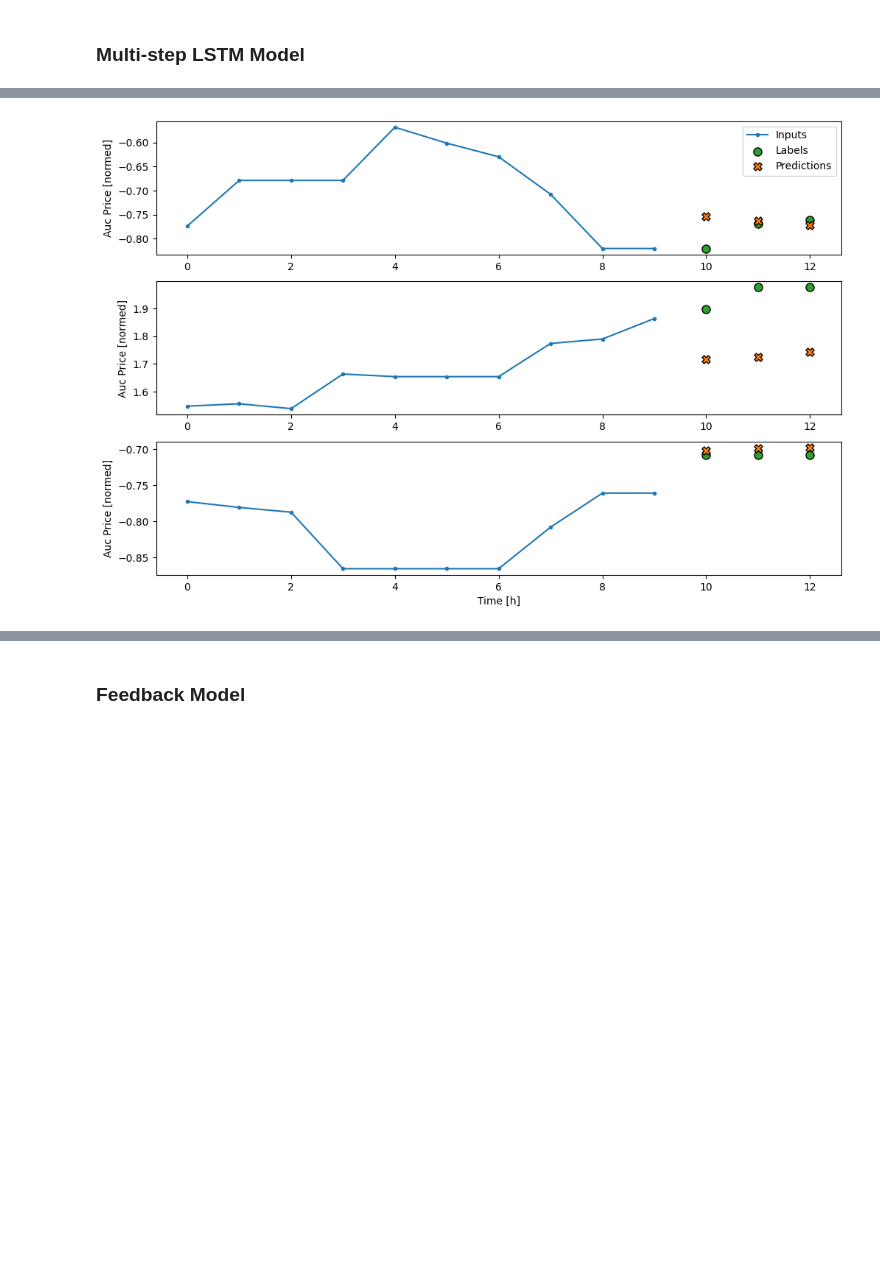
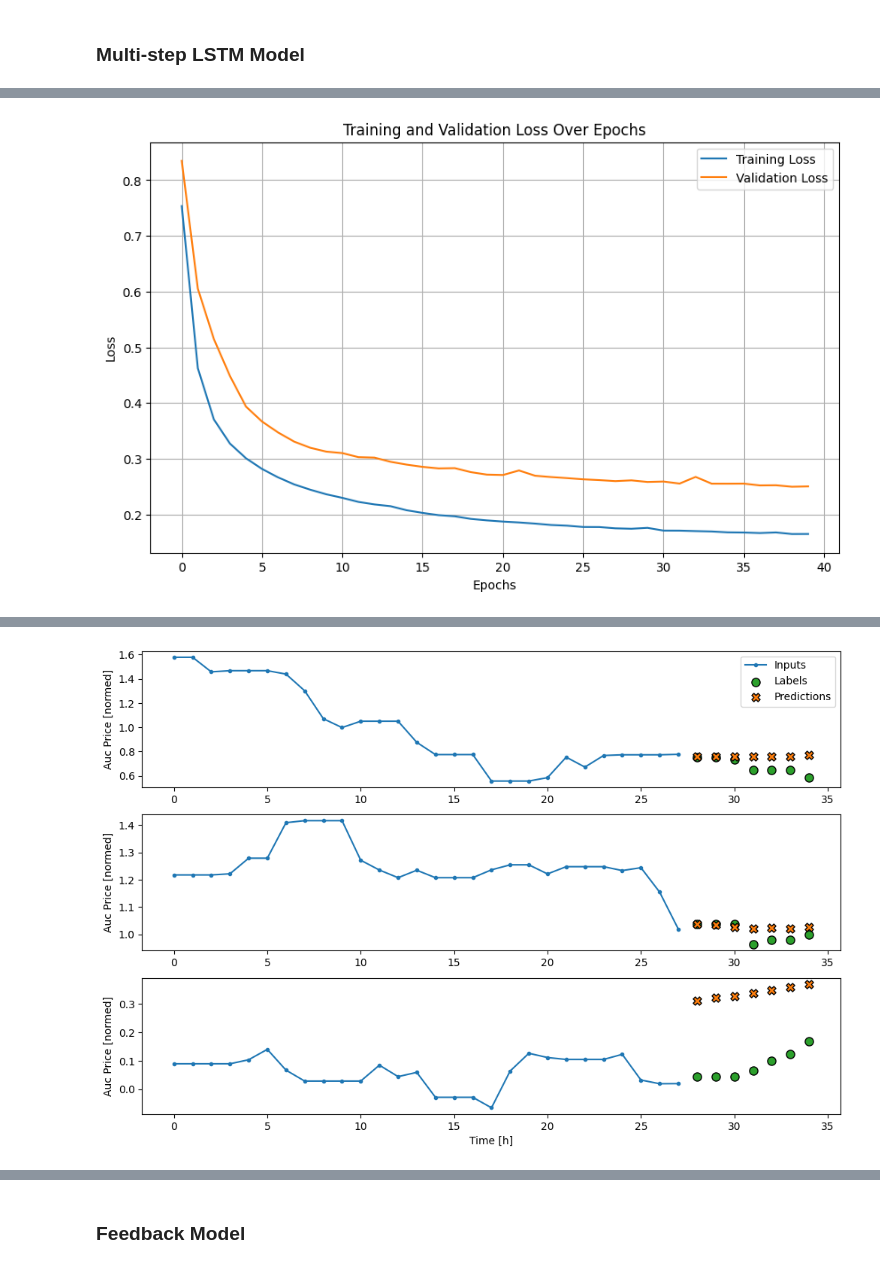
Before and after one commit to wyne1/carbon-market-forecasting, a Jupyter notebook: lstm-model.ipynb, the cells around one changed output, grey strips where cells are left out. Drawn from its saved outputs; the diff is of its cells as text; code cells hidden in the pictures; blank space fills up the shorter version.

```diff
--- a/lstm-model.ipynb
+++ b/lstm-model.ipynb
@@ -620,6 +705,27 @@ multi_window.plot(multi_conv_model)
 # %%
-OUT_STEPS = 3
-multi_window = WindowGenerator(input_width=10,
+cot_df, auction_df, eua_df, ta_df, fundamentals_df = MarketData.latest(Path('data'))
+cot_df = cot_df.set_index('Date').resample('W', origin='end').mean().reset_index()
+auction_df = auction_df.set_index('Date').resample('D').mean().reset_index()
+
+# Merge and preprocess data
+merged_df = MarketData.merge_auc_cot(auction_df, cot_df)
+merged_df = DataPreprocessor.MA_features(merged_df)
+merged_df = merged_df.dropna()
+
+# Define features and labels
+FEATURES = merged_df.columns.tolist()
+LABEL_COLS = ['Auc Price']
+
+# Initialize DataPreprocessor
+preprocessor = DataPreprocessor(features=FEATURES, label_columns=LABEL_COLS, input_width=7, label_width=7, shift=1)
+
+# Prepare train, test, and validation data
+train_df, test_df, val_df = preprocessor.train_test_data(merged_df)
+train_df, test_df, val_df = preprocessor.normalize(train_df, test_df, val_df)
+
+num_features = len(test_df.columns)
+OUT_STEPS = 7
+multi_window = WindowGenerator(input_width=28,
                                train_df=train_df, val_df=val_df, test_df=test_df,
                                label_width=OUT_STEPS,
                                shift=OUT_STEPS)
@@ -635,12 +741,44 @@ multi_lstm_model = tf.keras.Sequential([
     # Shape => [batch, out_steps, features].
     tf.keras.layers.Reshape([OUT_STEPS, num_features])
 ])
+history = preprocessor.compile_and_fit(multi_lstm_model, multi_window, use_early_stopping=False, max_epochs=40)
 
-history = compile_and_fit(multi_lstm_model, multi_window)
+# multi_val_performance['LSTM'] = multi_lstm_model.evaluate(multi_window.val, return_dict=True)
+# multi_performance['LSTM'] = multi_lstm_model.evaluate(multi_window.test, verbose=1, return_dict=True)
+Plotting.plot_history(history)
+multi_window.plot(multi_lstm_model)
+multi_window.plot_test(multi_lstm_model)
 
-IPython.display.clear_output()
 
-multi_val_performance['LSTM'] = multi_lstm_model.evaluate(multi_window.val, return_dict=True)
-multi_performance['LSTM'] = multi_lstm_model.evaluate(multi_window.test, verbose=0, return_dict=True)
-multi_window.plot(multi_lstm_model)
+
+def sequential_predict_and_plot(model, test_df, input_width, out_steps, features):
+    num_features = len(features)
+    predictions = []
+    inputs = test_df.iloc[:input_width].values
+
+    for i in range(input_width, len(test_df) - out_steps + 1, out_steps):
+        inputs = inputs[-input_width:]
+        if inputs.shape[0] != input_width or inputs.shape[1] != num_features:
+            raise ValueError(f"Expected input shape ({input_width}, {num_features}), but got {inputs.shape}")
+        inputs_reshaped = inputs.reshape((1, input_width, num_features))
+        preds = model.predict(inputs_reshaped)
+        predictions.append(preds[0])
+        # inputs = np.concatenate([inputs, preds[0]])
+        inputs = np.concatenate([inputs, test_df.iloc[i:i+out_steps].values])
+
+    predictions = np.concatenate(predictions, axis=0)
+    predictions_df = pd.DataFrame(predictions, columns=features, index=test_df.index[input_width:input_width + len(predictions)])
+
+    plt.figure(figsize=(12, 6))
+    plt.plot(test_df.index, test_df['Auc Price'], label='Actual Auc Price')
+    plt.plot(predictions_df.index, predictions_df['Auc Price'], label='Predicted Auc Price', linestyle='dashed')
+    plt.xlabel('Date')
+    plt.ylabel('Auc Price')
+    plt.title('Actual vs Predicted Auc Price')
+    plt.legend()
+    plt.grid(True)
+    plt.show()
+
+# Sequentially predict and plot the test data
+sequential_predict_and_plot(multi_lstm_model, test_df, input_width=14, out_steps=OUT_STEPS, features=test_df.columns)
 # %% [output]
@@ -648 +802 @@ multi_window.plot(multi_lstm_model)
-[figure, old version]
+[figure, new version]
@@ -648,0 +817 @@ multi_window.plot(multi_lstm_model)
+[figure, added]
```
Also changed, not shown: parts of 51 cells of this notebook, 3 other files.
